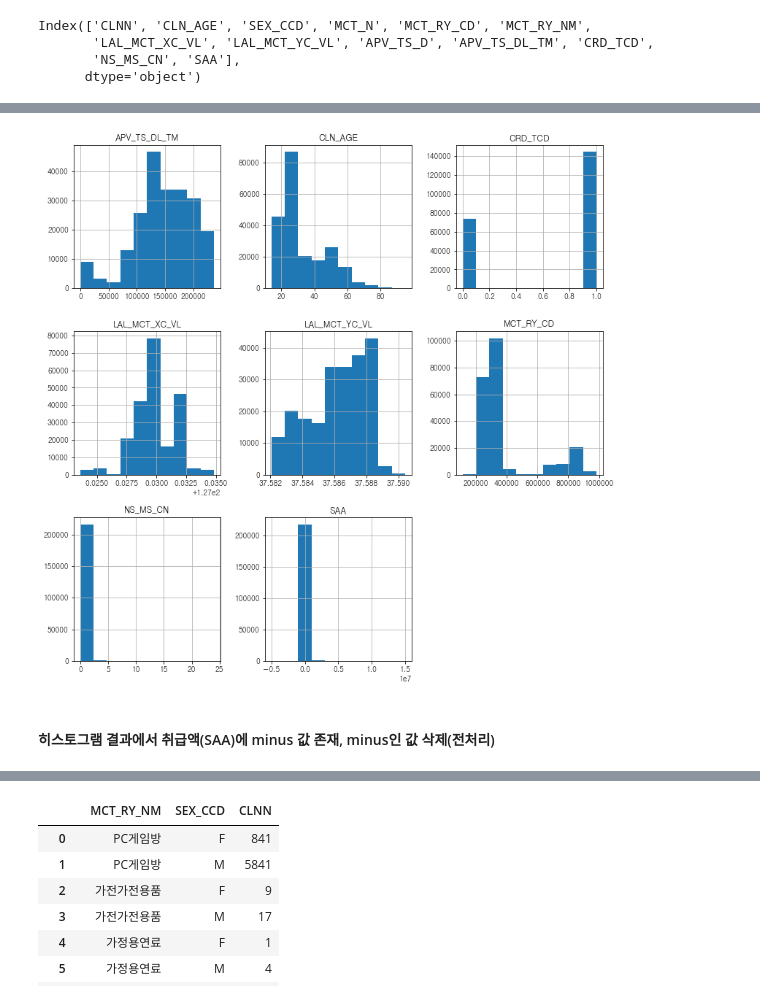
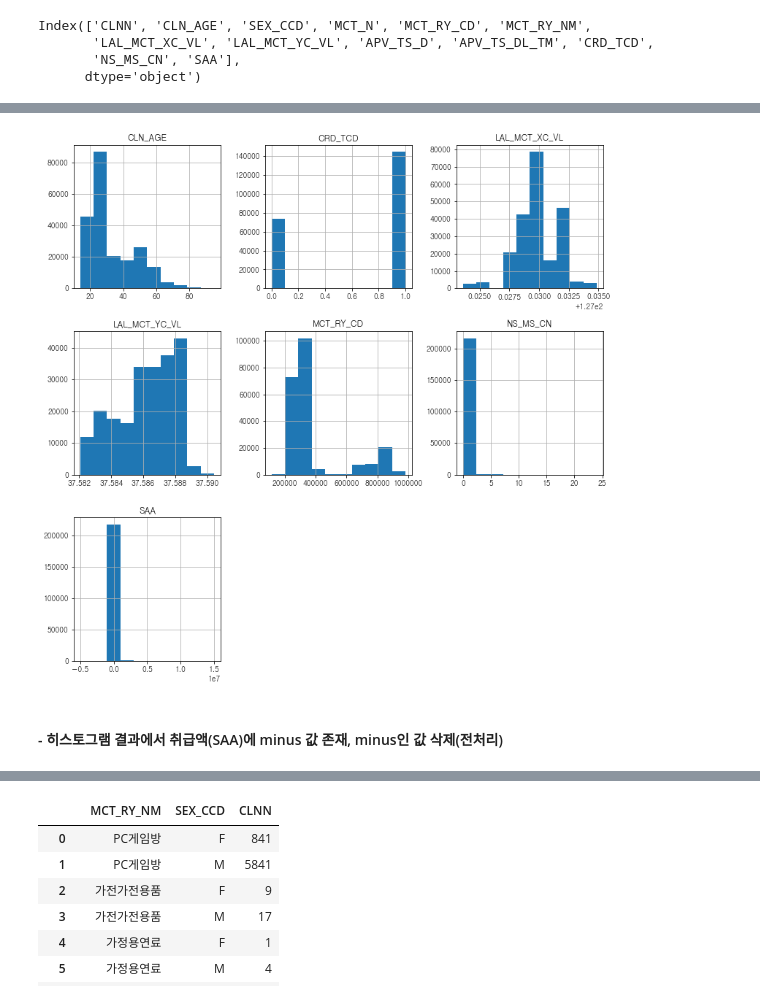
Before and after one commit to lain-02/aiproject, a Jupyter notebook: ai_project.ipynb, the cells around one changed output, grey strips where cells are left out. Saved outputs shown, nothing was run; the diff lists cells and outputs as text; code cells hidden in the pictures.

```diff
--- a/ai_project.ipynb
+++ b/ai_project.ipynb
@@ -50,5 +82,13 @@ memory usage: 21.6+ MB
+# %%
+# data_clean : 전처리하여 저장할 데이터
+data_clean=data
 # %%
-## int type의 승인일자와 승인시각 데이터 포맷을 datatime으로 변경
-
-data['APV_TS_D']=data['APV_TS_D'].astype(str)
-data['APV_TS_D']=pd.to_datetime(data['APV_TS_D'], format='%Y%m%d')
+## int type의 승인일자 데이터 포맷을 string으로 변경
+data_clean['APV_TS_D']=data_clean['APV_TS_D'].astype(str)
+# data_clean['APV_TS_D']=pd.to_datetime(data_clean['APV_TS_D'], format='%Y%m%d')
+# %%
+# int type으로 잘못 저장된 승인일시를 string으로 변경하고, 앞에 0을 채움
+data_clean['APV_TS_DL_TM']=data_clean['APV_TS_DL_TM'].astype(str).str.zfill(6)
+# %%
+# 전처리된 새 dataframe을 추가
+data_clean['APV_TS_DATETIME']= pd.to_datetime(data_clean['APV_TS_D'] + ' ' + data_clean['APV_TS_DL_TM'], format='%Y%m%d %H:%M:%S')
@@ -67,13 +118,13 @@ data.describe()
 # %%
 import matplotlib.pyplot as plt
 import seaborn as sns
 
 %matplotlib inline
 
 # Feature별 histogram
-data.hist(figsize = (13,13))
+data_clean.hist(figsize = (13,13))
 plt.show()
 # %% [output]
-[figure, old version]
+[figure, new version]
 # %% [markdown]
-#### 히스토그램 결과에서 취급액(SAA)에 minus 값 존재, minus인 값 삭제(전처리)
+#### - 히스토그램 결과에서 취급액(SAA)에 minus 값 존재, minus인 값 삭제(전처리)
```
Also changed, not shown: parts of 45 cells of this notebook.
